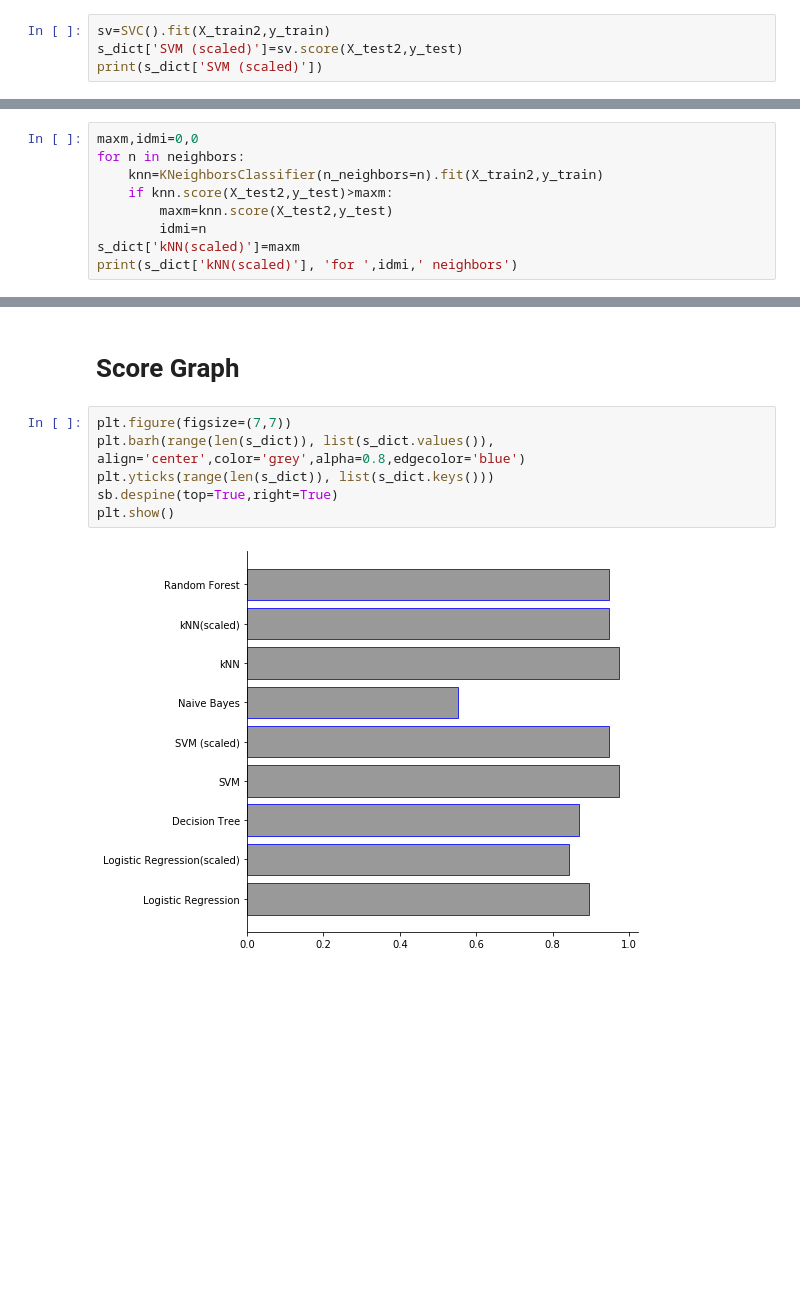
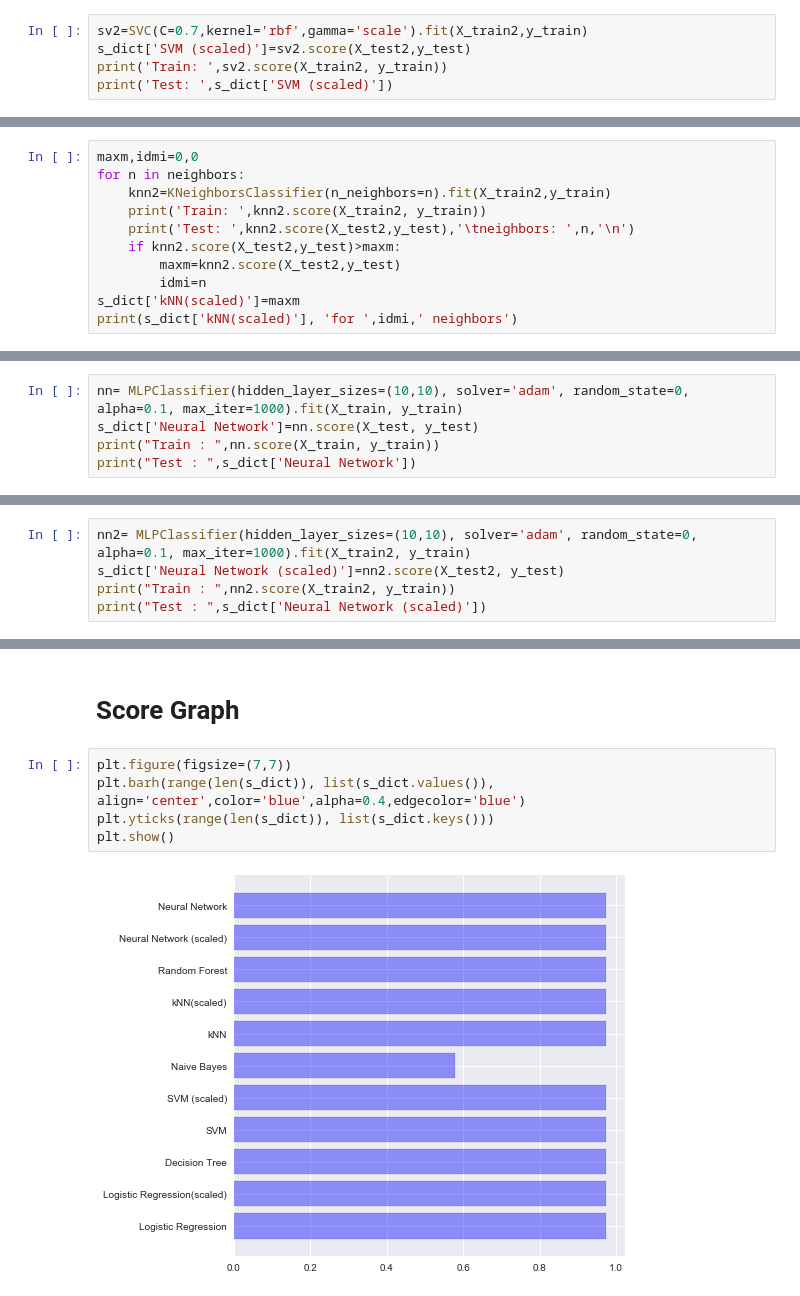
Before and after one commit to SurajSarangi/Iris-Flower-Classification, a Jupyter notebook: Iris.ipynb, the cells around one changed output, grey strips where cells are left out. Saved outputs shown, nothing was run; the diff lists cells and outputs as text; blank space fills up the shorter version.

```diff
--- a/Iris.ipynb
+++ b/Iris.ipynb
@@ -134,7 +155,8 @@ print(s_dict['SVM'])
 # %% [markdown]
 Using scaled dataset
 # %%
-sv=SVC().fit(X_train2,y_train)
-s_dict['SVM (scaled)']=sv.score(X_test2,y_test)
-print(s_dict['SVM (scaled)'])
+sv2=SVC(C=0.7,kernel='rbf',gamma='scale').fit(X_train2,y_train)
+s_dict['SVM (scaled)']=sv2.score(X_test2,y_test)
+print('Train: ',sv2.score(X_train2, y_train))
+print('Test: ',s_dict['SVM (scaled)'])
 # %% [output]
@@ -174,9 +205,11 @@ Using scaled datasets
 # %%
 maxm,idmi=0,0
 for n in neighbors:
-    knn=KNeighborsClassifier(n_neighbors=n).fit(X_train2,y_train)
-    if knn.score(X_test2,y_test)>maxm:
-        maxm=knn.score(X_test2,y_test)
+    knn2=KNeighborsClassifier(n_neighbors=n).fit(X_train2,y_train)
+    print('Train: ',knn2.score(X_train2, y_train))
+    print('Test: ',knn2.score(X_test2,y_test),'\tneighbors: ',n,'\n')
+    if knn2.score(X_test2,y_test)>maxm:
+        maxm=knn2.score(X_test2,y_test)
         idmi=n
 s_dict['kNN(scaled)']=maxm
 print(s_dict['kNN(scaled)'], 'for ',idmi,' neighbors')
@@ -194,0 +252,5 @@ print(s_dict['Random Forest'])
+# %%
+nn= MLPClassifier(hidden_layer_sizes=(10,10), solver='adam', random_state=0, alpha=0.1, max_iter=1000).fit(X_train, y_train)
+s_dict['Neural Network']=nn.score(X_test, y_test)
+print("Train : ",nn.score(X_train, y_train))
+print("Test : ",s_dict['Neural Network'])
@@ -194,0 +262,5 @@ print(s_dict['Random Forest'])
+# %%
+nn2= MLPClassifier(hidden_layer_sizes=(10,10), solver='adam', random_state=0, alpha=0.1, max_iter=1000).fit(X_train2, y_train)
+s_dict['Neural Network (scaled)']=nn2.score(X_test2, y_test)
+print("Train : ",nn2.score(X_train2, y_train))
+print("Test : ",s_dict['Neural Network (scaled)'])
@@ -196,9 +271,8 @@ print(s_dict['Random Forest'])
 # Score Graph
 # %%
 plt.figure(figsize=(7,7))
-plt.barh(range(len(s_dict)), list(s_dict.values()), align='center',color='grey',alpha=0.8,edgecolor='blue')
+plt.barh(range(len(s_dict)), list(s_dict.values()), align='center',color='blue',alpha=0.4,edgecolor='blue')
 plt.yticks(range(len(s_dict)), list(s_dict.keys()))
-sb.despine(top=True,right=True)
 plt.show()
 # %% [output]
-[figure, old version]
+[figure, new version]
```
Also changed, not shown: parts of 24 cells of this notebook.
